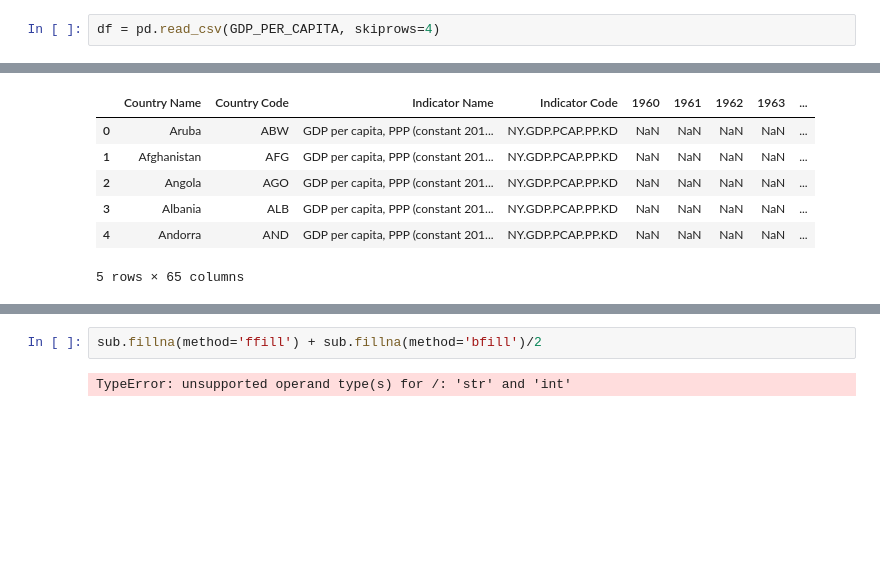
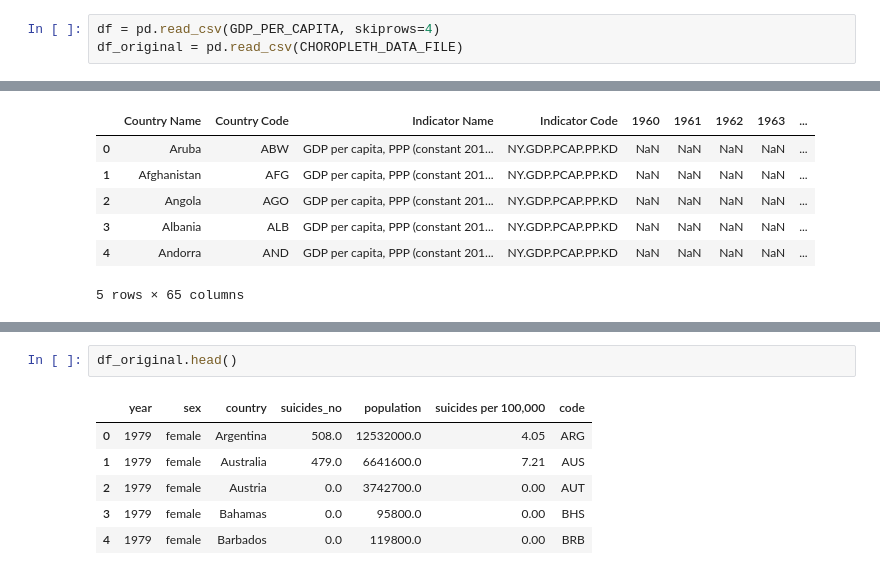
Before and after one commit to Hannemit/data_science_projects, a Jupyter notebook: notebooks/4_suicides_and_other_stats.ipynb, the cells around one changed output, grey strips where cells are left out. Drawn from its saved outputs; the diff is of its cells as text; blank space fills up the shorter version.

```diff
--- a/notebooks/4_suicides_and_other_stats.ipynb
+++ b/notebooks/4_suicides_and_other_stats.ipynb
@@ -17,6 +17,7 @@ import matplotlib
 matplotlib.rcParams.update({'font.size': 22})
 # %%
 df = pd.read_csv(GDP_PER_CAPITA, skiprows=4)
+df_original = pd.read_csv(CHOROPLETH_DATA_FILE)
 # %%
 df.head()
 # %% [output]
@@ -162,4 +81,9 @@ data
-# %%
-sub.fillna(method='ffill') + sub.fillna(method='bfill')/2
-# %% [output]
-TypeError: unsupported operand type(s) for /: 'str' and 'int'
+# %%
+df_original.head()
+# %% [output]
+|  | year | sex | country | suicides_no | population | suicides per 100,000 | code |
+| 0 | 1979 | female | Argentina | 508.0 | 12532000.0 | 4.05 | ARG |
+| 1 | 1979 | female | Australia | 479.0 | 6641600.0 | 7.21 | AUS |
+| 2 | 1979 | female | Austria | 0.0 | 3742700.0 | 0.00 | AUT |
+| 3 | 1979 | female | Bahamas | 0.0 | 95800.0 | 0.00 | BHS |
+| 4 | 1979 | female | Barbados | 0.0 | 119800.0 | 0.00 | BRB |
```
Also changed, not shown: parts of 22 cells of this notebook, 1 other file.
